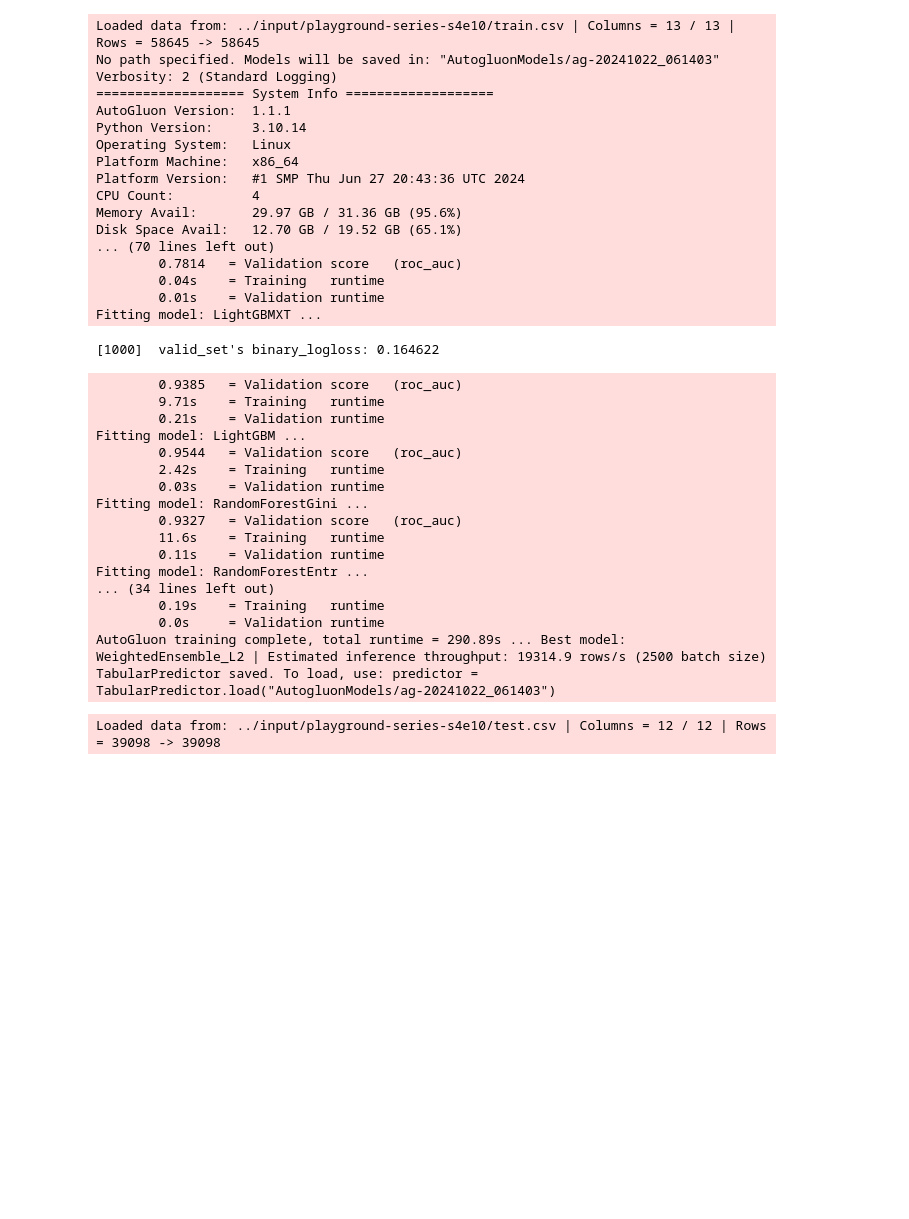
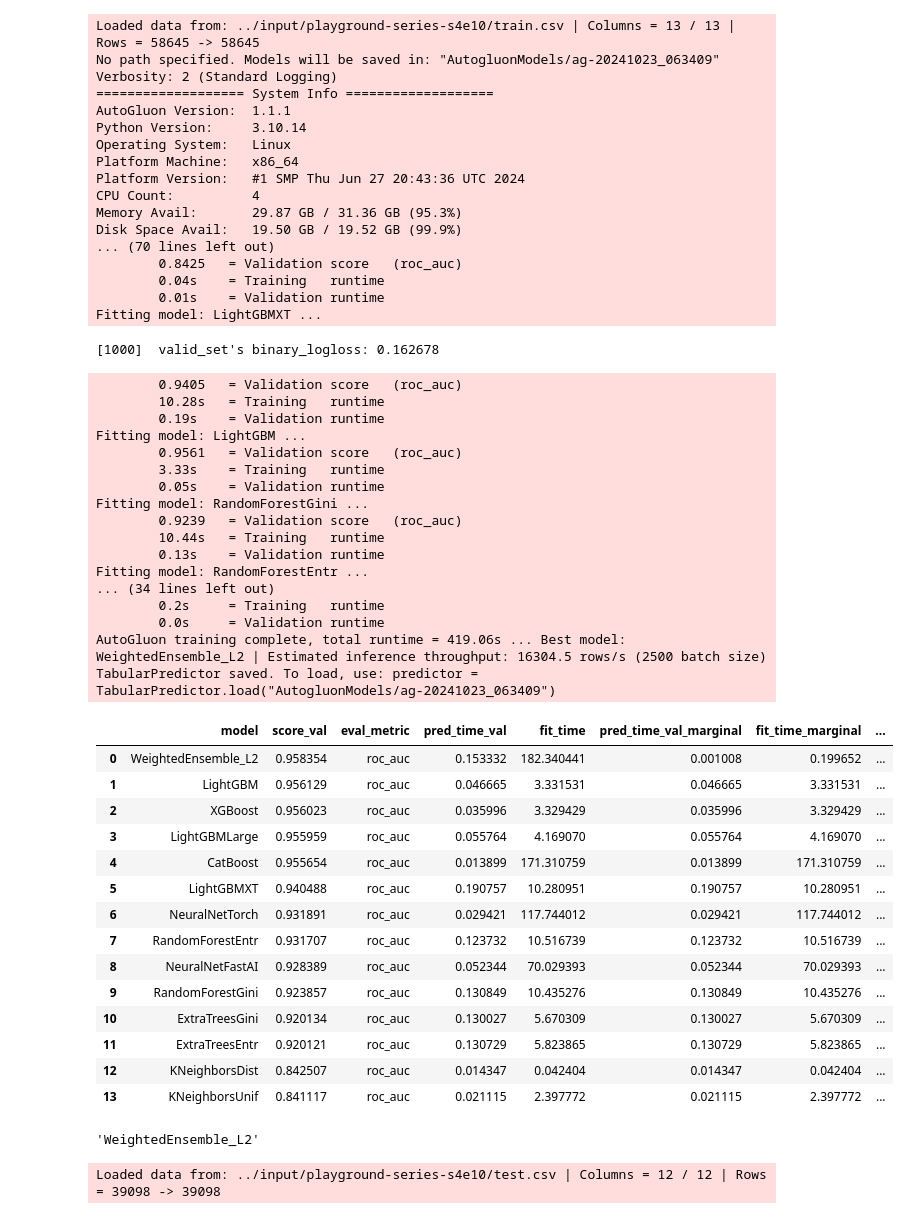
Before and after one commit to njoysubho/datascience, a Jupyter notebook: loan-approval.ipynb, the cells around one changed output. Drawn from its saved outputs; the diff is of its cells as text; code cells hidden in the pictures; blank space fills up the shorter version.

```diff
--- a/loan-approval.ipynb
+++ b/loan-approval.ipynb
@@ -39,12 +74,13 @@ data.head()
 from autogluon.tabular import TabularDataset, TabularPredictor
 
 train_data = TabularDataset('../input/playground-series-s4e10/train.csv')
+train_data = train_data.drop(columns=['id'])
 
 label = 'loan_status'
 predictor = TabularPredictor(label=label,eval_metric='roc_auc').fit(train_data)
 # %% [output]
 Loaded data from: ../input/playground-series-s4e10/train.csv | Columns = 13 / 13 | Rows = 58645 -> 58645
-No path specified. Models will be saved in: "AutogluonModels/ag-20241022_061403"
+No path specified. Models will be saved in: "AutogluonModels/ag-20241023_063409"
 Verbosity: 2 (Standard Logging)
 =================== System Info ===================
 AutoGluon Version:  1.1.1
@@ -53,33 +89,56 @@ Operating System:   Linux
 Platform Machine:   x86_64
 Platform Version:   #1 SMP Thu Jun 27 20:43:36 UTC 2024
 CPU Count:          4
-Memory Avail:       29.97 GB / 31.36 GB (95.6%)
-Disk Space Avail:   12.70 GB / 19.52 GB (65.1%)
+Memory Avail:       29.87 GB / 31.36 GB (95.3%)
+Disk Space Avail:   19.50 GB / 19.52 GB (99.9%)
 ... (70 lines left out)
-        0.7814   = Validation score   (roc_auc)
+        0.8425   = Validation score   (roc_auc)
         0.04s    = Training   runtime
         0.01s    = Validation runtime
 Fitting model: LightGBMXT ...
-[1000]  valid_set's binary_logloss: 0.164622
+[1000]  valid_set's binary_logloss: 0.162678
-        0.9385   = Validation score   (roc_auc)
-        9.71s    = Training   runtime
-        0.21s    = Validation runtime
+        0.9405   = Validation score   (roc_auc)
+        10.28s   = Training   runtime
+        0.19s    = Validation runtime
 Fitting model: LightGBM ...
-        0.9544   = Validation score   (roc_auc)
-        2.42s    = Training   runtime
-        0.03s    = Validation runtime
+        0.9561   = Validation score   (roc_auc)
+        3.33s    = Training   runtime
+        0.05s    = Validation runtime
 Fitting model: RandomForestGini ...
-        0.9327   = Validation score   (roc_auc)
-        11.6s    = Training   runtime
-        0.11s    = Validation runtime
+        0.9239   = Validation score   (roc_auc)
+        10.44s   = Training   runtime
+        0.13s    = Validation runtime
 Fitting model: RandomForestEntr ...
 ... (34 lines left out)
-        0.19s    = Training   runtime
+        0.2s     = Training   runtime
         0.0s     = Validation runtime
-AutoGluon training complete, total runtime = 290.89s ... Best model: WeightedEnsemble_L2 | Estimated inference throughput: 19314.9 rows/s (2500 batch size)
-TabularPredictor saved. To load, use: predictor = TabularPredictor.load("AutogluonModels/ag-20241022_061403")
+AutoGluon training complete, total runtime = 419.06s ... Best model: WeightedEnsemble_L2 | Estimated inference throughput: 16304.5 rows/s (2500 batch size)
+TabularPredictor saved. To load, use: predictor = TabularPredictor.load("AutogluonModels/ag-20241023_063409")
+# %%
+performance = predictor.leaderboard()
+# %%
+performance
+# %% [output]
+|  | model | score_val | eval_metric | pred_time_val | fit_time | pred_time_val_marginal | fit_time_marginal | ... |
+| 0 | WeightedEnsemble_L2 | 0.958354 | roc_auc | 0.153332 | 182.340441 | 0.001008 | 0.199652 | ... |
+| 1 | LightGBM | 0.956129 | roc_auc | 0.046665 | 3.331531 | 0.046665 | 3.331531 | ... |
+| 2 | XGBoost | 0.956023 | roc_auc | 0.035996 | 3.329429 | 0.035996 | 3.329429 | ... |
+| 3 | LightGBMLarge | 0.955959 | roc_auc | 0.055764 | 4.169070 | 0.055764 | 4.169070 | ... |
+| 4 | CatBoost | 0.955654 | roc_auc | 0.013899 | 171.310759 | 0.013899 | 171.310759 | ... |
+| 5 | LightGBMXT | 0.940488 | roc_auc | 0.190757 | 10.280951 | 0.190757 | 10.280951 | ... |
+| 6 | NeuralNetTorch | 0.931891 | roc_auc | 0.029421 | 117.744012 | 0.029421 | 117.744012 | ... |
+| 7 | RandomForestEntr | 0.931707 | roc_auc | 0.123732 | 10.516739 | 0.123732 | 10.516739 | ... |
+| 8 | NeuralNetFastAI | 0.928389 | roc_auc | 0.052344 | 70.029393 | 0.052344 | 70.029393 | ... |
+| 9 | RandomForestGini | 0.923857 | roc_auc | 0.130849 | 10.435276 | 0.130849 | 10.435276 | ... |
+| 10 | ExtraTreesGini | 0.920134 | roc_auc | 0.130027 | 5.670309 | 0.130027 | 5.670309 | ... |
+| 11 | ExtraTreesEntr | 0.920121 | roc_auc | 0.130729 | 5.823865 | 0.130729 | 5.823865 | ... |
+| 12 | KNeighborsDist | 0.842507 | roc_auc | 0.014347 | 0.042404 | 0.014347 | 0.042404 | ... |
+| 13 | KNeighborsUnif | 0.841117 | roc_auc | 0.021115 | 2.397772 | 0.021115 | 2.397772 | ... |
 # %%
-best_predictor = TabularPredictor.load("AutogluonModels/ag-20241022_061403")
+#best_predictor = TabularPredictor.load("AutogluonModels/ag-20241023_063409")
+predictor.get_model_best()
+# %% [output]
+'WeightedEnsemble_L2'
 # %%
 
 test_data = pd.read_csv('../input/playground-series-s4e10/test.csv')
```
Also changed, not shown: parts of 7 cells of this notebook.
